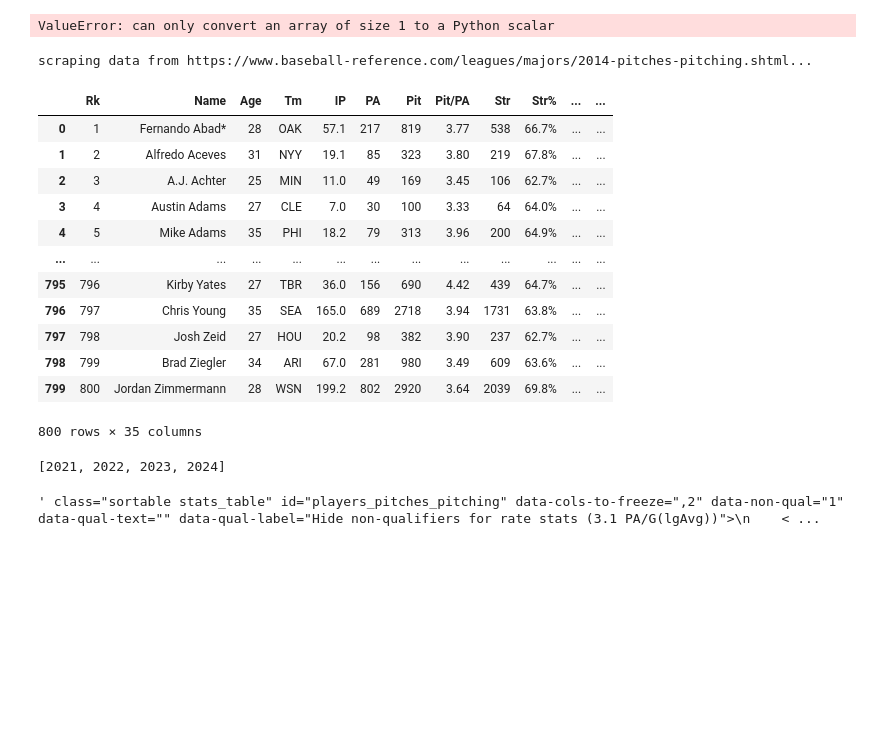
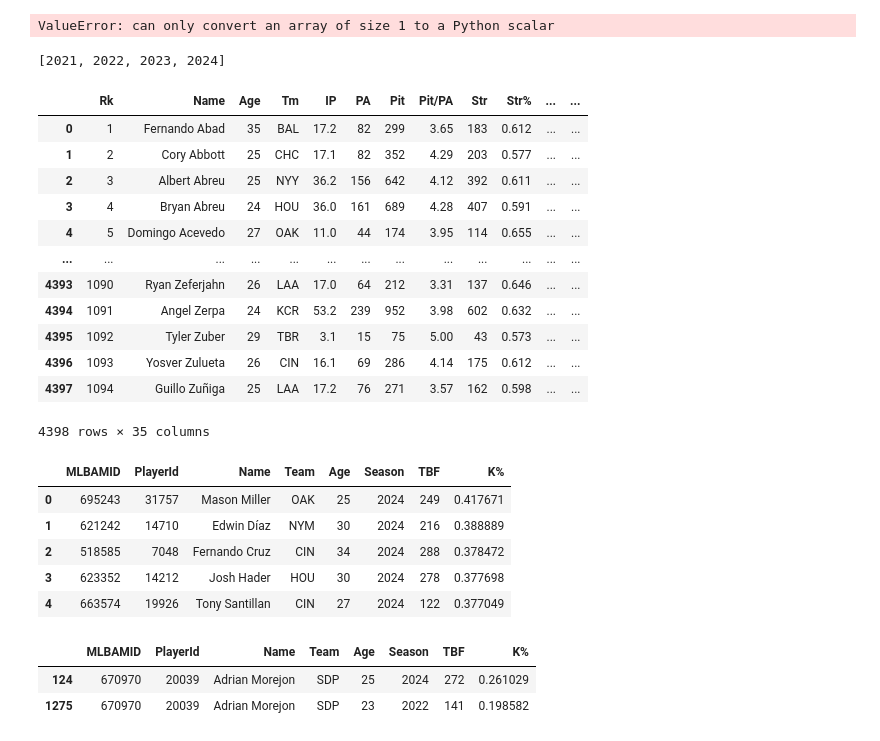
Before and after one commit to loganthomas/mlb-pitcher-xK, a Jupyter notebook: notebooks/scratch.ipynb, the cells around one changed output. Saved outputs shown, nothing was run; the diff lists cells and outputs as text; code cells hidden in the pictures; blank space fills up the shorter version.

Commit message:
ENH: update scraping approach

```diff
--- a/notebooks/scratch.ipynb
+++ b/notebooks/scratch.ipynb
@@ -291,27 +247,37 @@ def scrape_pithcing_data(year):
-# %%
-scrape_pithcing_data(2014)
-# %% [output]
-scraping data from https://www.baseball-reference.com/leagues/majors/2014-pitches-pitching.shtml...
-|  | Rk | Name | Age | Tm | IP | PA | Pit | Pit/PA | Str | Str% | ... | ... |
-| 0 | 1 | Fernando Abad* | 28 | OAK | 57.1 | 217 | 819 | 3.77 | 538 | 66.7% | ... | ... |
-| 1 | 2 | Alfredo Aceves | 31 | NYY | 19.1 | 85 | 323 | 3.80 | 219 | 67.8% | ... | ... |
-| 2 | 3 | A.J. Achter | 25 | MIN | 11.0 | 49 | 169 | 3.45 | 106 | 62.7% | ... | ... |
-| 3 | 4 | Austin Adams | 27 | CLE | 7.0 | 30 | 100 | 3.33 | 64 | 64.0% | ... | ... |
-| 4 | 5 | Mike Adams | 35 | PHI | 18.2 | 79 | 313 | 3.96 | 200 | 64.9% | ... | ... |
-| ... | ... | ... | ... | ... | ... | ... | ... | ... | ... | ... | ... | ... |
-| 795 | 796 | Kirby Yates | 27 | TBR | 36.0 | 156 | 690 | 4.42 | 439 | 64.7% | ... | ... |
-| 796 | 797 | Chris Young | 35 | SEA | 165.0 | 689 | 2718 | 3.94 | 1731 | 63.8% | ... | ... |
-| 797 | 798 | Josh Zeid | 27 | HOU | 20.2 | 98 | 382 | 3.90 | 237 | 62.7% | ... | ... |
-| 798 | 799 | Brad Ziegler | 34 | ARI | 67.0 | 281 | 980 | 3.49 | 609 | 63.6% | ... | ... |
-| 799 | 800 | Jordan Zimmermann | 28 | WSN | 199.2 | 802 | 2920 | 3.64 | 2039 | 69.8% | ... | ... |
-800 rows × 35 columns
 # %%
 sorted(df.Season.unique())
 # %% [output]
 [2021, 2022, 2023, 2024]
-# %%
-player_stats
-# %% [output]
-' class="sortable stats_table" id="players_pitches_pitching" data-cols-to-freeze=",2" data-non-qual="1" data-qual-text="" data-qual-label="Hide non-qualifiers for rate stats (3.1 PA/G(lgAvg))">\n    < ...
 # %%
-results = []
+other_stats = pd.read_csv("../data/supplemental-stats.csv")
+# %%
+other_stats
+# %% [output]
+|  | Rk | Name | Age | Tm | IP | PA | Pit | Pit/PA | Str | Str% | ... | ... |
+| 0 | 1 | Fernando Abad | 35 | BAL | 17.2 | 82 | 299 | 3.65 | 183 | 0.612 | ... | ... |
+| 1 | 2 | Cory Abbott | 25 | CHC | 17.1 | 82 | 352 | 4.29 | 203 | 0.577 | ... | ... |
+| 2 | 3 | Albert Abreu | 25 | NYY | 36.2 | 156 | 642 | 4.12 | 392 | 0.611 | ... | ... |
+| 3 | 4 | Bryan Abreu | 24 | HOU | 36.0 | 161 | 689 | 4.28 | 407 | 0.591 | ... | ... |
+| 4 | 5 | Domingo Acevedo | 27 | OAK | 11.0 | 44 | 174 | 3.95 | 114 | 0.655 | ... | ... |
+| ... | ... | ... | ... | ... | ... | ... | ... | ... | ... | ... | ... | ... |
+| 4393 | 1090 | Ryan Zeferjahn | 26 | LAA | 17.0 | 64 | 212 | 3.31 | 137 | 0.646 | ... | ... |
+| 4394 | 1091 | Angel Zerpa | 24 | KCR | 53.2 | 239 | 952 | 3.98 | 602 | 0.632 | ... | ... |
+| 4395 | 1092 | Tyler Zuber | 29 | TBR | 3.1 | 15 | 75 | 5.00 | 43 | 0.573 | ... | ... |
+| 4396 | 1093 | Yosver Zulueta | 26 | CIN | 16.1 | 69 | 286 | 4.14 | 175 | 0.612 | ... | ... |
+| 4397 | 1094 | Guillo Zuñiga | 25 | LAA | 17.2 | 76 | 271 | 3.57 | 162 | 0.598 | ... | ... |
+4398 rows × 35 columns
+# %%
+df.head()
+# %% [output]
+|  | MLBAMID | PlayerId | Name | Team | Age | Season | TBF | K% |
+| 0 | 695243 | 31757 | Mason Miller | OAK | 25 | 2024 | 249 | 0.417671 |
+| 1 | 621242 | 14710 | Edwin Díaz | NYM | 30 | 2024 | 216 | 0.388889 |
+| 2 | 518585 | 7048 | Fernando Cruz | CIN | 34 | 2024 | 288 | 0.378472 |
+| 3 | 623352 | 14212 | Josh Hader | HOU | 30 | 2024 | 278 | 0.377698 |
+| 4 | 663574 | 19926 | Tony Santillan | CIN | 27 | 2024 | 122 | 0.377049 |
+# %%
+df[df.Name == "Adrian Morejon"]
+# %% [output]
+|  | MLBAMID | PlayerId | Name | Team | Age | Season | TBF | K% |
+| 124 | 670970 | 20039 | Adrian Morejon | SDP | 25 | 2024 | 272 | 0.261029 |
+| 1275 | 670970 | 20039 | Adrian Morejon | SDP | 23 | 2022 | 141 | 0.198582 |
```
Also changed, not shown: parts of 10 cells of this notebook, 6 other files.
